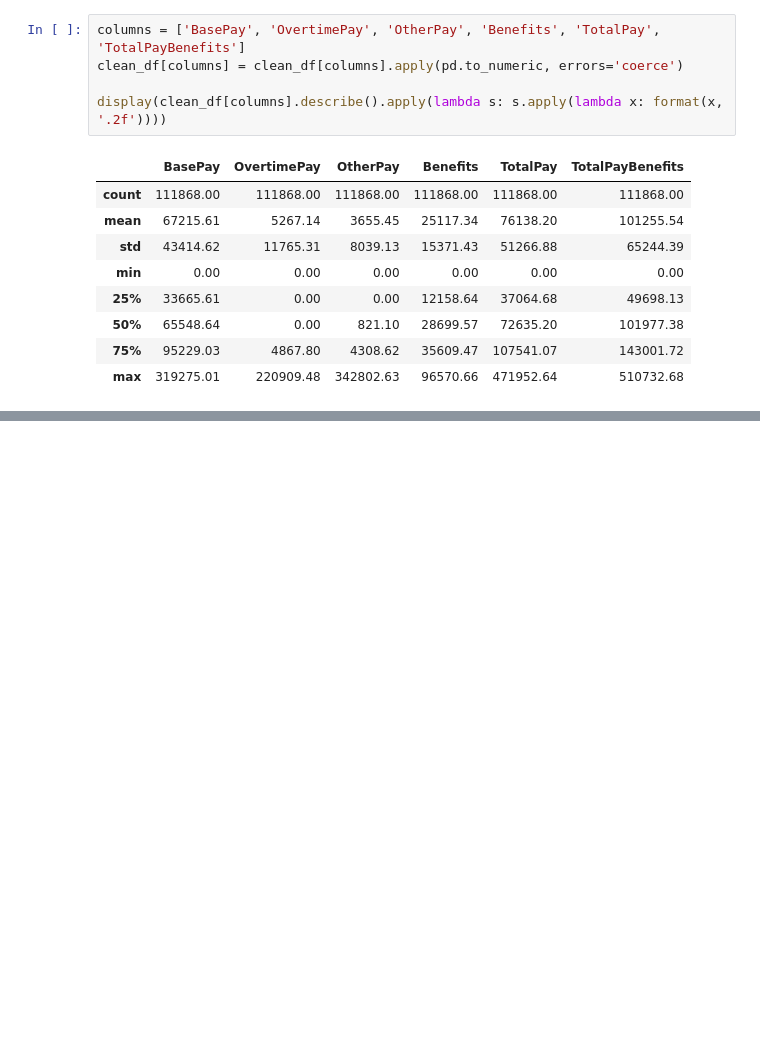
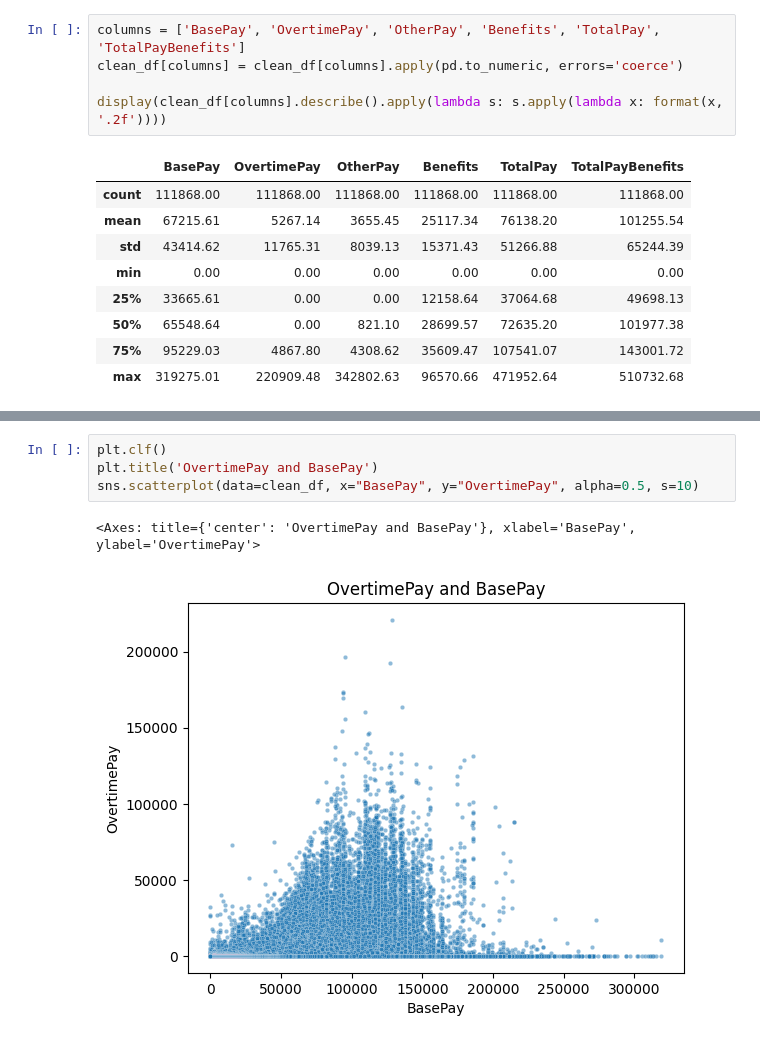
Before and after one commit to muffindud/FIA_Labs, a Jupyter notebook: lab4/main.ipynb, the cells around one changed output, grey strips where cells are left out. Drawn from its saved outputs; the diff is of its cells as text; blank space fills up the shorter version.

```diff
--- a/lab4/main.ipynb
+++ b/lab4/main.ipynb
@@ -112,0 +156,7 @@ display(clean_df[columns].describe().apply(lambda s: s.apply(lambda x: format(x,
+# %%
+plt.clf()
+plt.title('OvertimePay and BasePay')
+sns.scatterplot(data=clean_df, x="BasePay", y="OvertimePay", alpha=0.5, s=10)
+# %% [output]
+<Axes: title={'center': 'OvertimePay and BasePay'}, xlabel='BasePay', ylabel='OvertimePay'>
+[figure, added]
```
Also changed, not shown: parts of 8 cells of this notebook.
